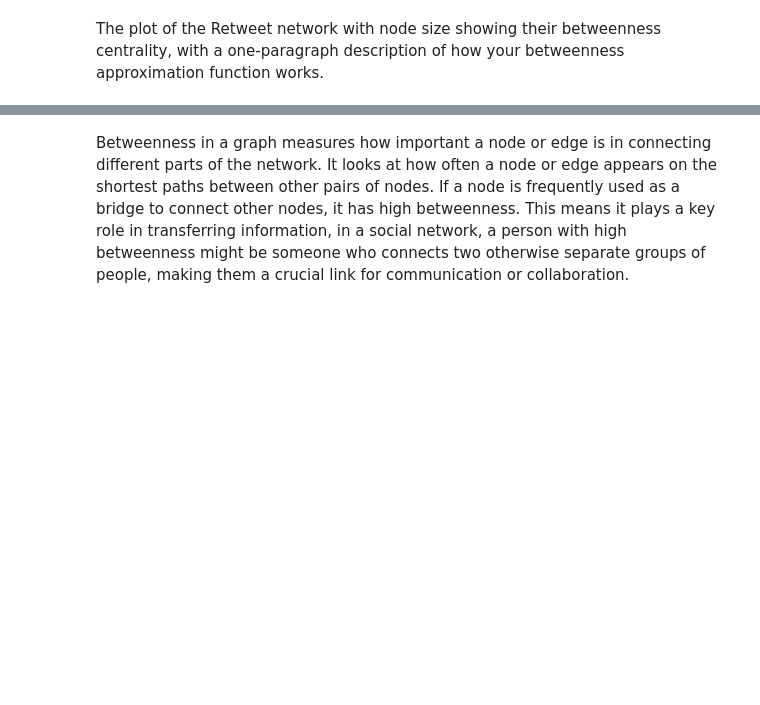
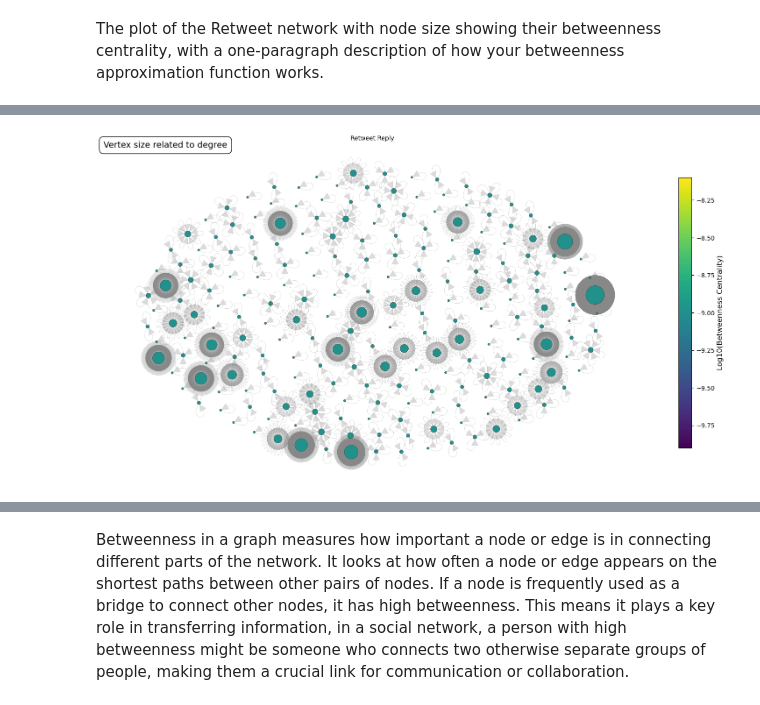
Before and after one commit to SunAndClouds/mining-of-social-data, a Jupyter notebook: lab_1_and_2/task2.ipynb, the cells around one changed output, grey strips where cells are left out. Cells and saved outputs as stored; diff of their text form; code cells hidden in the pictures; blank space fills up the shorter version.

```diff
--- a/lab_1_and_2/task2.ipynb
+++ b/lab_1_and_2/task2.ipynb
@@ -99,0 +82,5 @@ plt.show()
+# %%
+g = ig.Graph.Read("filtered_reply_network.pickle", format="pickle")
+plot_graph(g)
+# %% [output]
+[figure, added]
```
Also changed, not shown: parts of 2 cells of this notebook, 6 other files.
